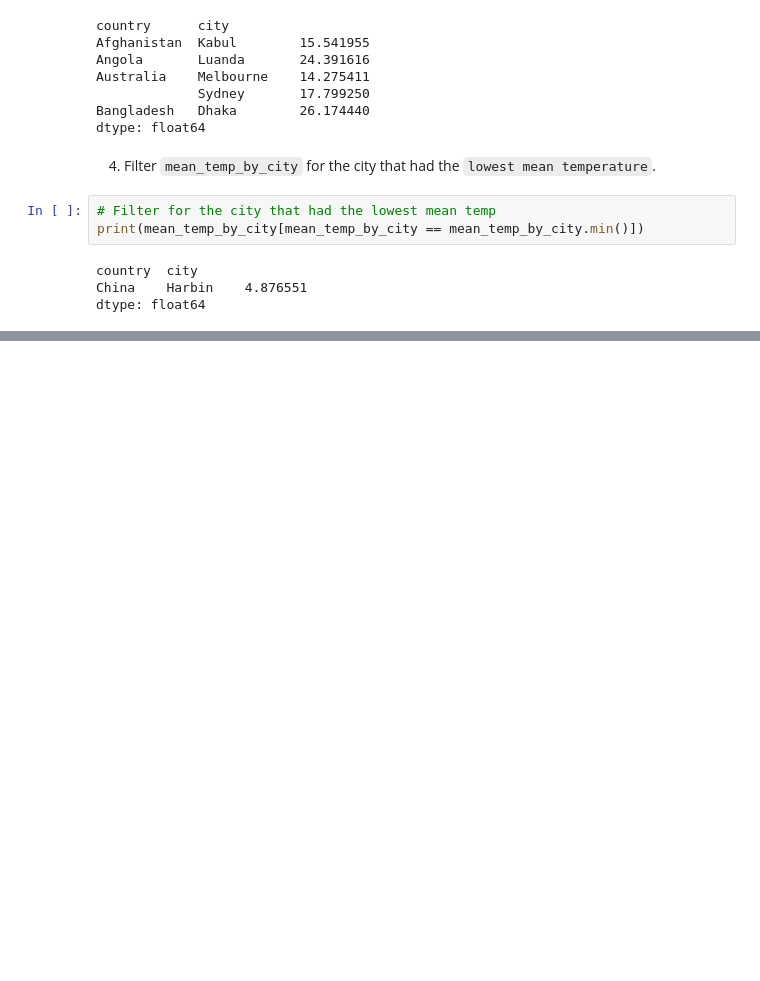
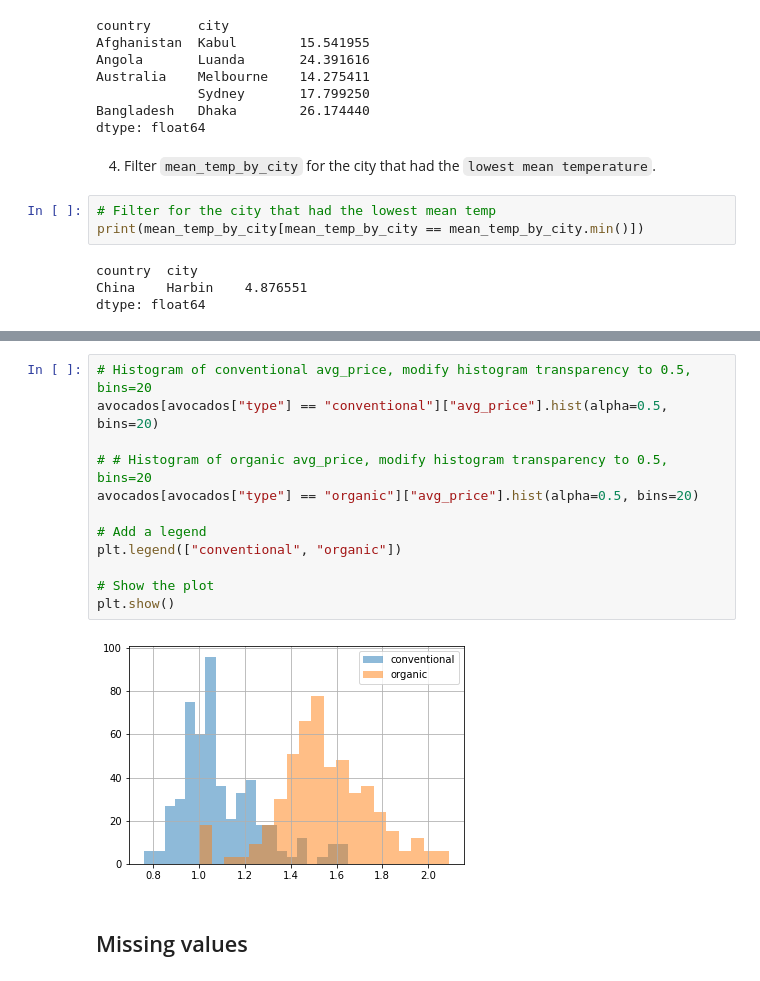
Before and after one commit to BuzzzyNYC/Data-Manipulation-in-Pandas, a Jupyter notebook: Data_Manipulation_with_Pandas.ipynb, the cells around one changed output, grey strips where cells are left out. Saved outputs shown, nothing was run; the diff lists cells and outputs as text; blank space fills up the shorter version.

```diff
--- a/Data_Manipulation_with_Pandas.ipynb
+++ b/Data_Manipulation_with_Pandas.ipynb
@@ -1594,0 +1708,16 @@ dtype: float64
+# %%
+# Histogram of conventional avg_price, modify histogram transparency to 0.5, bins=20
+avocados[avocados["type"] == "conventional"]["avg_price"].hist(alpha=0.5, bins=20)
+
+# # Histogram of organic avg_price, modify histogram transparency to 0.5, bins=20
+avocados[avocados["type"] == "organic"]["avg_price"].hist(alpha=0.5, bins=20)
+
+# Add a legend
+plt.legend(["conventional", "organic"])
+
+# Show the plot
+plt.show()
+# %% [output]
+[figure, added]
+# %% [markdown]
+## Missing values
```
Also changed, not shown: parts of 45 cells of this notebook.
